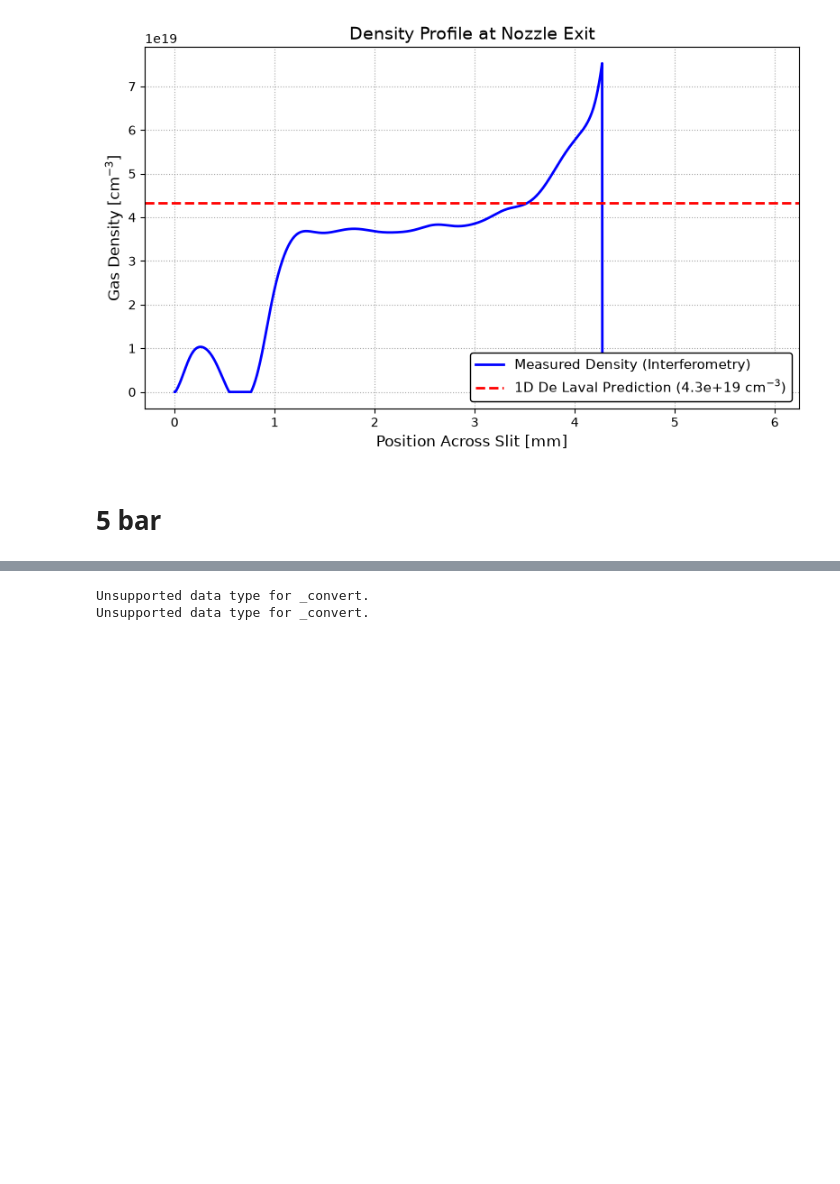
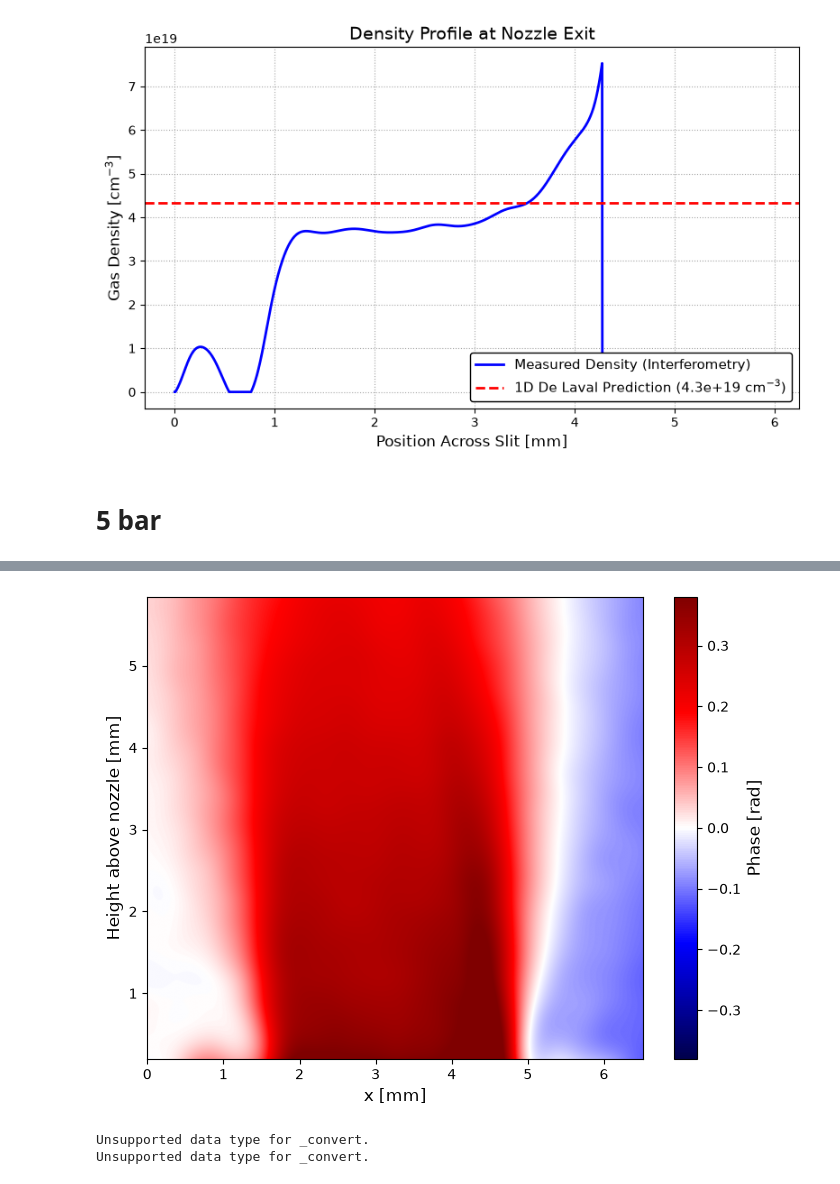
Before and after one commit to MalkaTargetry/nozzle_analysis, a Jupyter notebook: notebooks/nozzle_142.ipynb, the cells around one changed output, grey strips where cells are left out. Drawn from its saved outputs; the diff is of its cells as text; code cells hidden in the pictures; blank space fills up the shorter version.

```diff
--- a/notebooks/nozzle_142.ipynb
+++ b/notebooks/nozzle_142.ipynb
@@ -223,3 +225,69 @@ Unsupported data type for _convert.
+# %%
+# %% [markdown]
+# # Plot Calibrated Phase Map (5 bar, 90 degrees)
+
+# %%
+import numpy as np
+import matplotlib.pyplot as plt
+
+# Crop and format the 90-degree 5-bar phase map (flip so y=0 is the nozzle edge)
+phi_cropped_perp_5 = sa.crop_and_format_phase_map(
+    calibrated_phase_perp_5,
+    nozzle_edge_y=ref_edge_5,
+    px_to_mm=px_to_mm,
+    max_height_mm=6.0
+)
+
+# --- Cut the first 0.2mm from the bottom ---
+cut_px = int(0.2 / px_to_mm)
+phi_cropped_perp_5 = phi_cropped_perp_5[cut_px:, :]
+
+# Calculate physical dimensions for the axes based on the cropped phase map
+h_px, w_px = phi_cropped_perp_5.shape
+width_mm = w_px * px_to_mm
+bottom_mm = 0.2
+top_mm = bottom_mm + (h_px * px_to_mm)
+
+# Define the extent: [left, right, bottom, top]
+extent = [0, width_mm, bottom_mm, top_mm]
+
+# Calculate robust vmin and vmax for a symmetric colormap
+m_phase = np.nanpercentile(np.abs(phi_cropped_perp_5), 98.0)
+m_phase = max(float(m_phase), 1e-12)
+
+# Create the plot
+fig, ax = plt.subplots(figsize=(8, 6), facecolor="white")
+ax.set_facecolor("white")
+
+# Plot using origin="lower" because crop_and_format_phase_map already flipped the array[cite: 11]
+im = ax.imshow(
+    phi_cropped_perp_5,
+    origin="lower",
+    extent=extent,
+    aspect="auto",
+    cmap="seismic",
+    vmin=-m_phase,
+    vmax=m_phase
+)
+
+# Formatting for dark mode IDEs
+# ax.set_title("Calibrated Phase Map 5 bar (90 deg)", color="black", fontsize=14)
+ax.set_xlabel("x [mm]", color="black", fontsize=12)
+ax.set_ylabel("Height above nozzle [mm]", color="black", fontsize=12)
+ax.tick_params(colors="black")
+
+for spine in ax.spines.values():
+    spine.set_color("black")
+
+# Colorbar formatting
+cbar = fig.colorbar(im, ax=ax)
+cbar.set_label("Phase [rad]", color="black", fontsize=12)
+cbar.ax.yaxis.set_tick_params(color="black")
+plt.setp(plt.getp(cbar.ax.axes, 'yticklabels'), color='black')
+
+plt.show()
+# %% [output]
+[figure, added]
 # %%
 
 hdf5_path = r"C:\Users\vmlab\Documents\data\files\2026\03\25\Ar-5bar 90deg"
```
Also changed, not shown: parts of 4 cells of this notebook.
